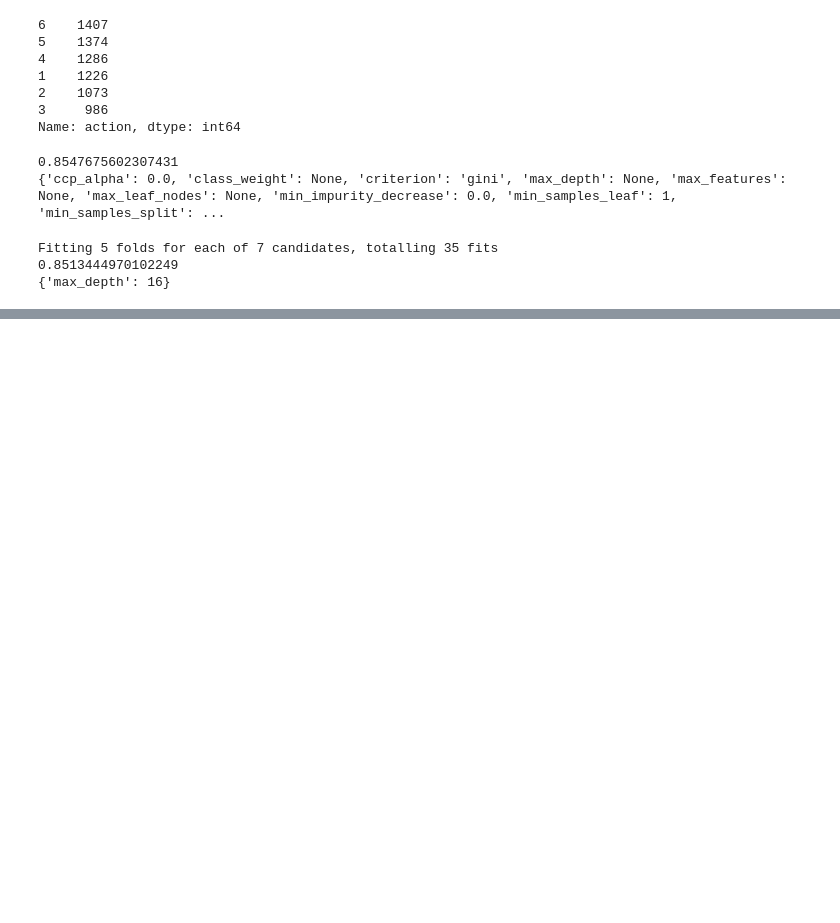
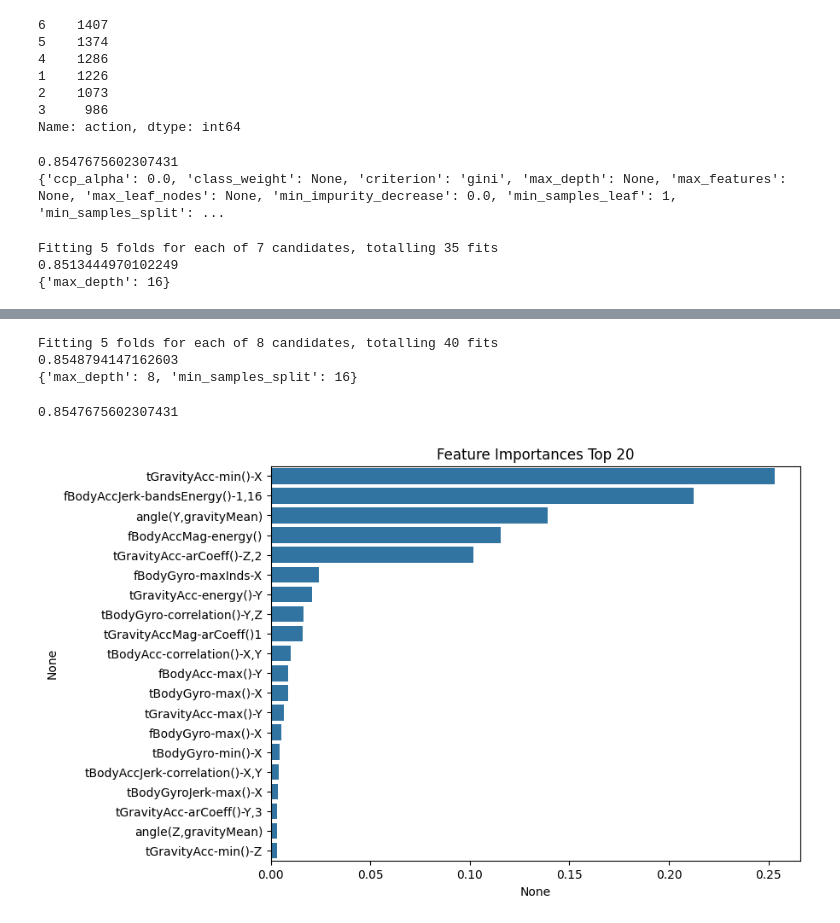
Before and after one commit to YoonTae98/machine_learning, a Jupyter notebook: ch04/4_1.ipynb, the cells around one changed output, grey strips where cells are left out. Cells and saved outputs as stored; diff of their text form; code cells hidden in the pictures; blank space fills up the shorter version.

```diff
--- a/ch04/4_1.ipynb
+++ b/ch04/4_1.ipynb
@@ -242,0 +255,35 @@ Fitting 5 folds for each of 7 candidates, totalling 35 fits
+# %%
+params = {
+    "max_depth": [8, 12, 16, 20],
+    "min_samples_split":[16, 24]
+}
+
+grid_cv = GridSearchCV(dt_clf, param_grid = params, scoring = "accuracy",
+                       cv = 5, verbose = 1)
+grid_cv.fit(X_train, y_train)
+
+print(grid_cv.best_score_)
+print(grid_cv.best_params_)
+# %% [output]
+Fitting 5 folds for each of 8 candidates, totalling 40 fits
+0.8548794147162603
+{'max_depth': 8, 'min_samples_split': 16}
+# %%
+best_dt_clf = grid_cv.best_estimator_
+pred1 = best_dt_clf.predict(X_test)
+accuracy = accuracy_score(y_test, pred)
+print(accuracy)
+# %% [output]
+0.8547675602307431
+# %%
+import seaborn as sns
+
+ftr_importances_values = best_dt_clf.feature_importances_
+ftr_importances = pd.Series(ftr_importances_values, index = X_train.columns)
+ftr_top20 = ftr_importances.sort_values(ascending = False)[:20]
+plt.figure(figsize = (8,6))
+plt.title("Feature Importances Top 20")
+sns.barplot(x = ftr_top20, y = ftr_top20.index)
+plt.show()
+# %% [output]
+[figure, added]
```
Also changed, not shown: parts of 1 cell of this notebook, 1 other file.
